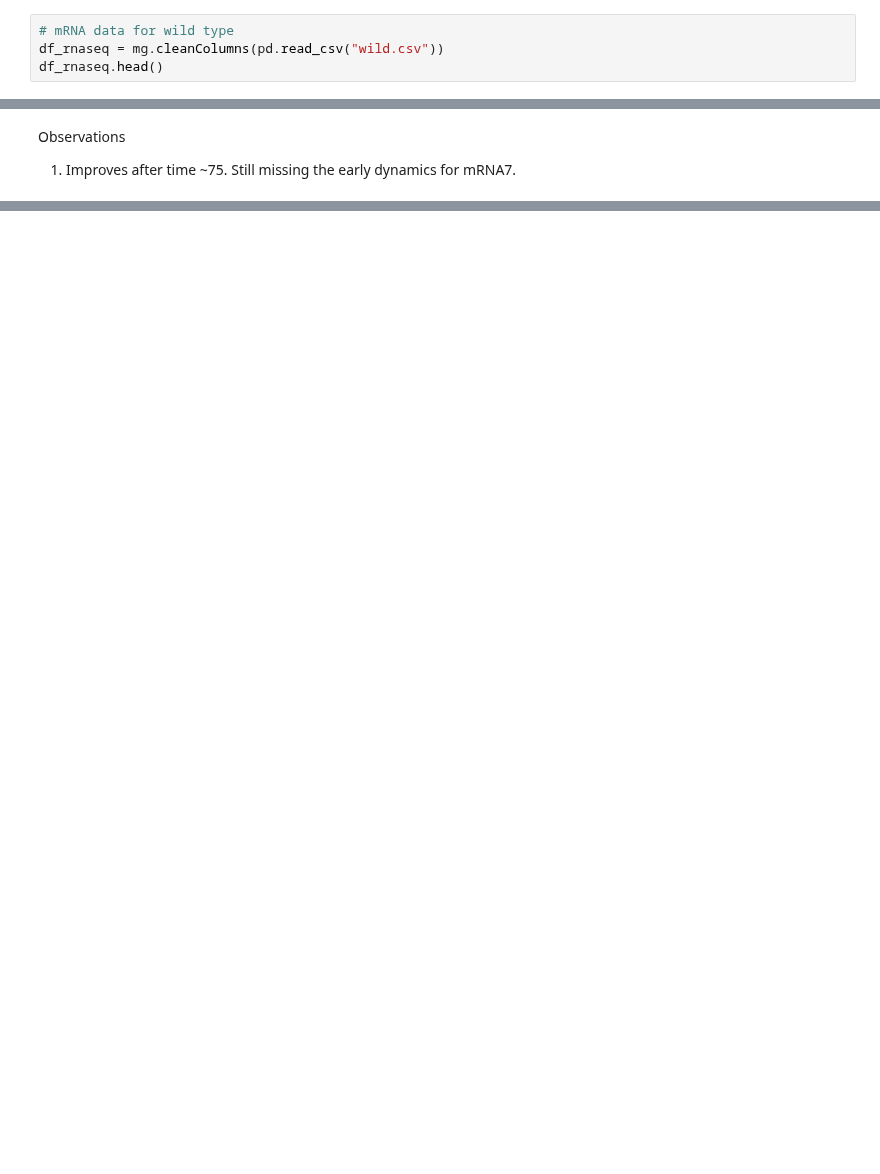
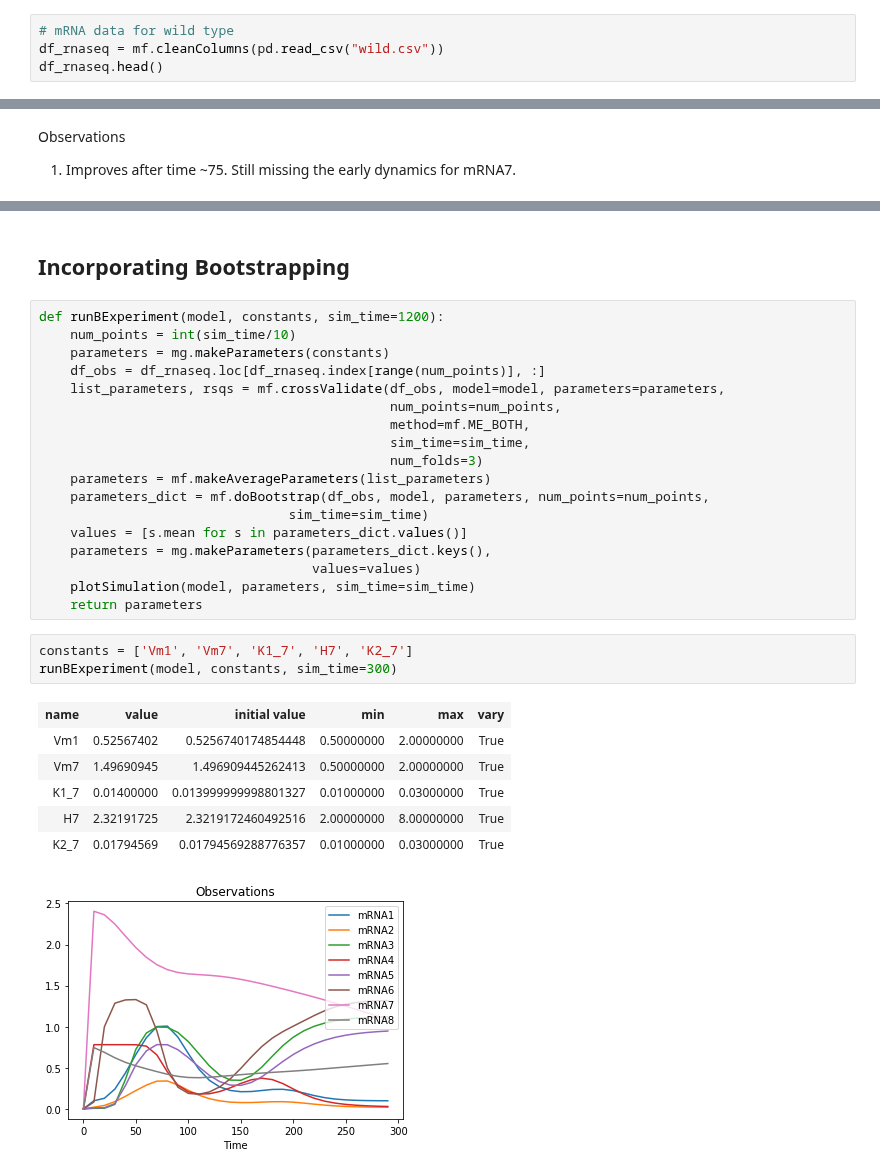
Before and after one commit to ModelEngineering/advancing-biomedical-models, a Jupyter notebook: lectures/lecture_16/lecture_16_practical_techniques_for_discovering_models.ipynb, the cells around one changed output, grey strips where cells are left out. Saved outputs shown, nothing was run; the diff lists cells and outputs as text; blank space fills up the shorter version.

Commit message:
Updates notebook for residual driven model discovery

```diff
--- a/lectures/lecture_16/lecture_16_practical_techniques_for_discovering_models.ipynb
+++ b/lectures/lecture_16/lecture_16_practical_techniques_for_discovering_models.ipynb
@@ -258,5 +379,5 @@ One approach to model discovery is residuals to identify where the model has poo
 ### Basics
 # %%
 # mRNA data for wild type
-df_rnaseq = mg.cleanColumns(pd.read_csv("wild.csv"))
+df_rnaseq = mf.cleanColumns(pd.read_csv("wild.csv"))
 df_rnaseq.head()
@@ -339,0 +516,31 @@ runExperiment(model, constants, sim_time=300)
+# %% [markdown]
+## Incorporating Bootstrapping
+# %%
+def runBExperiment(model, constants, sim_time=1200):
+    num_points = int(sim_time/10)
+    parameters = mg.makeParameters(constants)
+    df_obs = df_rnaseq.loc[df_rnaseq.index[range(num_points)], :]
+    list_parameters, rsqs = mf.crossValidate(df_obs, model=model, parameters=parameters,
+                                             num_points=num_points,
+                                             method=mf.ME_BOTH,
+                                             sim_time=sim_time,
+                                             num_folds=3)
+    parameters = mf.makeAverageParameters(list_parameters)
+    parameters_dict = mf.doBootstrap(df_obs, model, parameters, num_points=num_points,
+                                sim_time=sim_time)
+    values = [s.mean for s in parameters_dict.values()]
+    parameters = mg.makeParameters(parameters_dict.keys(),
+                                   values=values)
+    plotSimulation(model, parameters, sim_time=sim_time)
+    return parameters
+# %%
+constants = ['Vm1', 'Vm7', 'K1_7', 'H7', 'K2_7']
+runBExperiment(model, constants, sim_time=300)
+# %% [output]
+| name | value | initial value | min | max | vary |
+| Vm1 | 0.52567402 | 0.5256740174854448 | 0.50000000 | 2.00000000 | True |
+| Vm7 | 1.49690945 | 1.496909445262413 | 0.50000000 | 2.00000000 | True |
+| K1_7 | 0.01400000 | 0.013999999998801327 | 0.01000000 | 0.03000000 | True |
+| H7 | 2.32191725 | 2.3219172460492516 | 2.00000000 | 8.00000000 | True |
+| K2_7 | 0.01794569 | 0.01794569288776357 | 0.01000000 | 0.03000000 | True |
+[figure, added]
```
Also changed, not shown: parts of 21 cells of this notebook, 1 other file.
